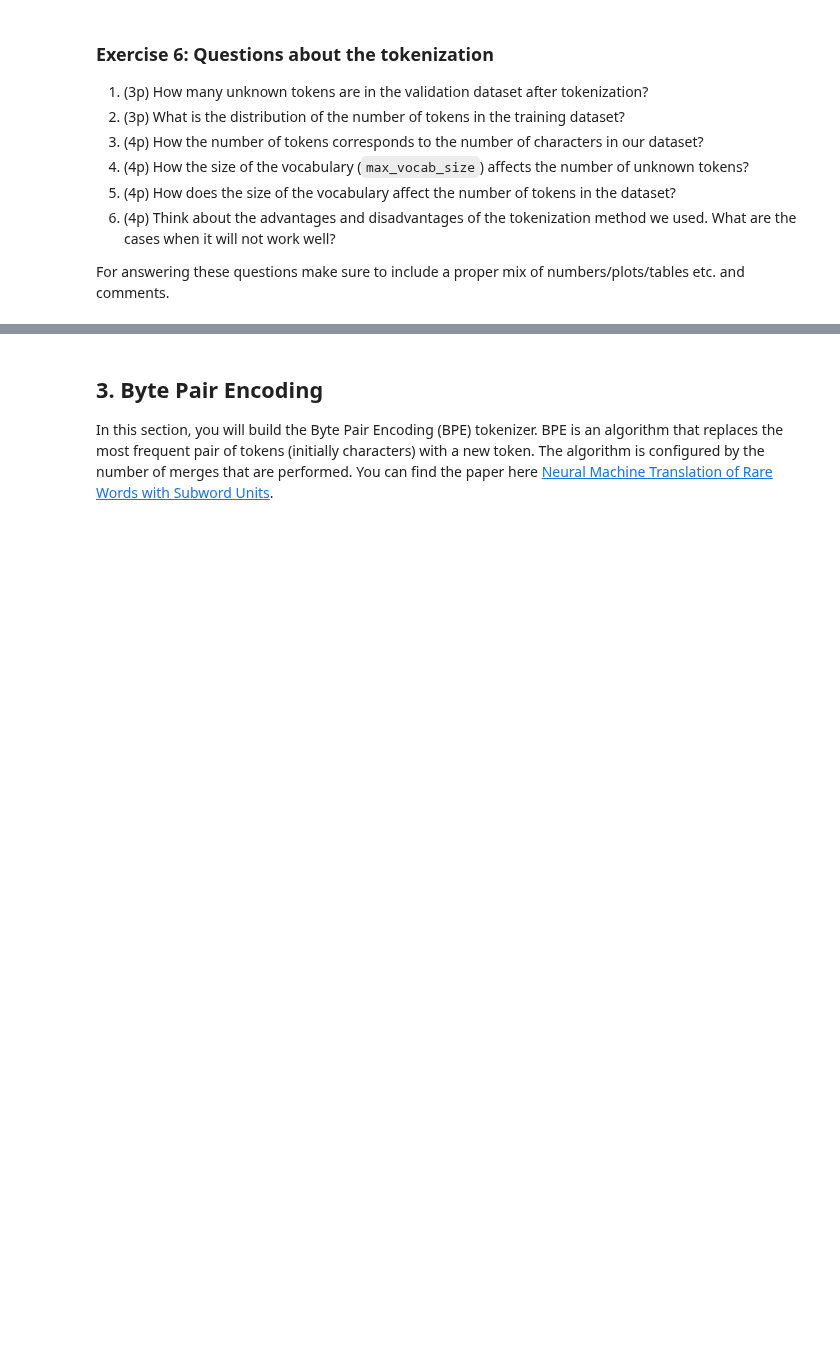
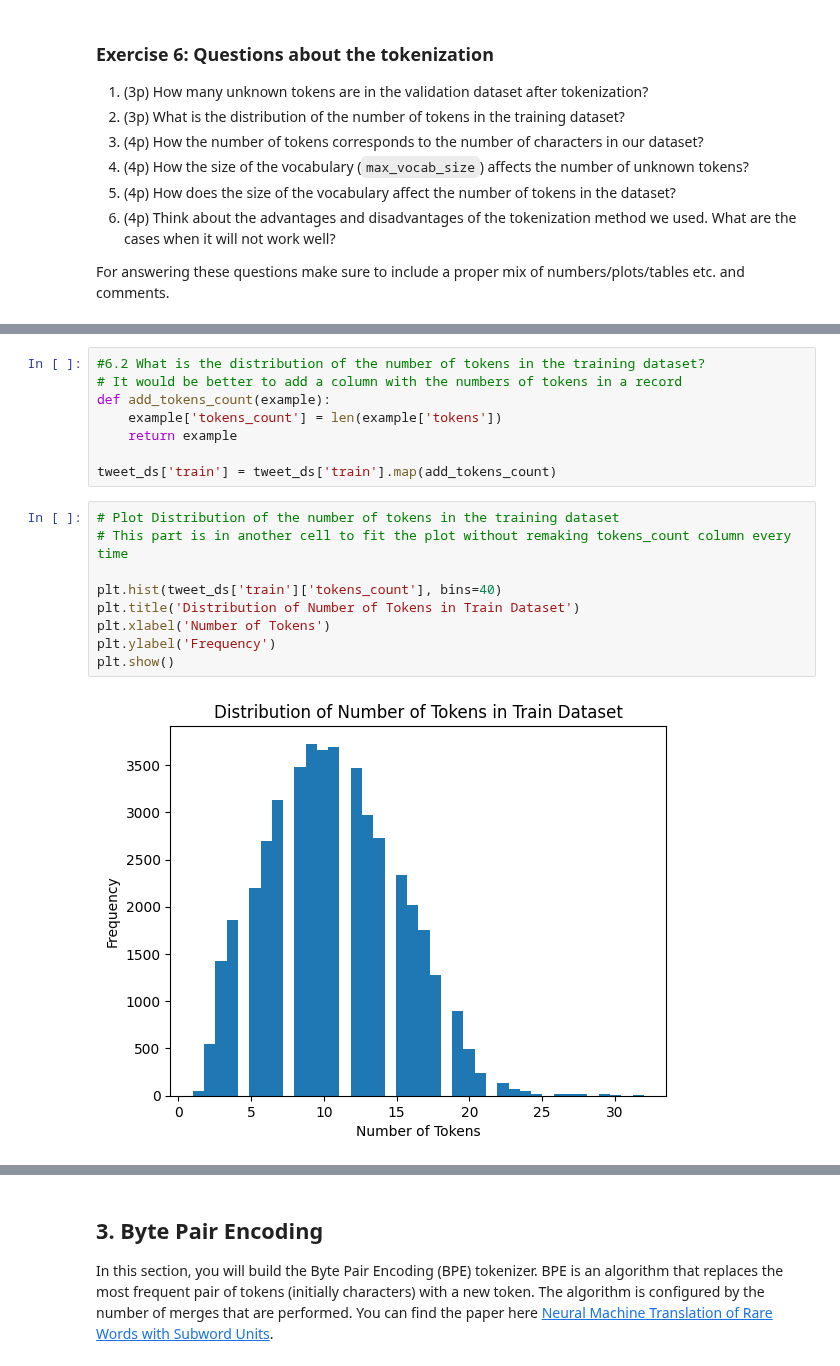
Before and after one commit to vddobush/NLP_Project, a Jupyter notebook: lab1_empty.ipynb, the cells around one changed output, grey strips where cells are left out. Cells and saved outputs as stored; diff of their text form; blank space fills up the shorter version.

```diff
--- a/lab1_empty.ipynb
+++ b/lab1_empty.ipynb
@@ -713,0 +729,19 @@ For answering these questions make sure to include a proper mix of numbers/plots
+# %%
+#6.2 What is the distribution of the number of tokens in the training dataset?
+# It would be better to add a column with the numbers of tokens in a record
+def add_tokens_count(example):
+    example['tokens_count'] = len(example['tokens'])
+    return example
+
+tweet_ds['train'] = tweet_ds['train'].map(add_tokens_count)
+# %%
+# Plot Distribution of the number of tokens in the training dataset
+# This part is in another cell to fit the plot without remaking tokens_count column every time
+
+plt.hist(tweet_ds['train']['tokens_count'], bins=40)
+plt.title('Distribution of Number of Tokens in Train Dataset')
+plt.xlabel('Number of Tokens')
+plt.ylabel('Frequency')
+plt.show()
+# %% [output]
+[figure, added]
```
Also changed, not shown: parts of 12 cells of this notebook.
